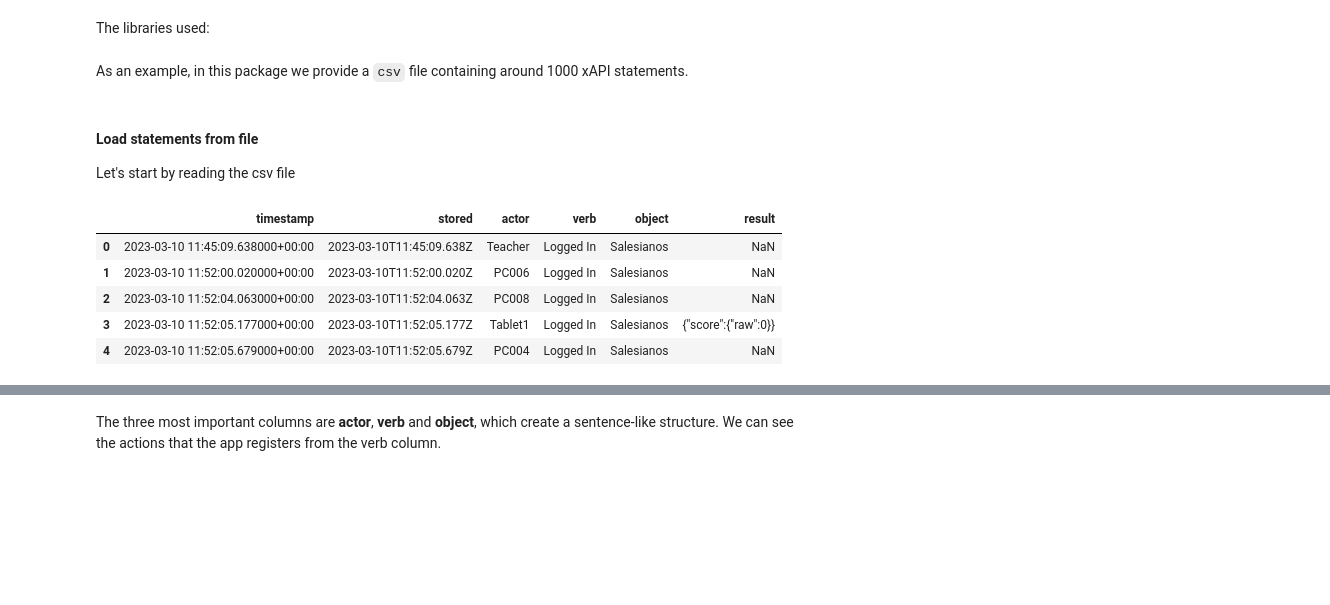
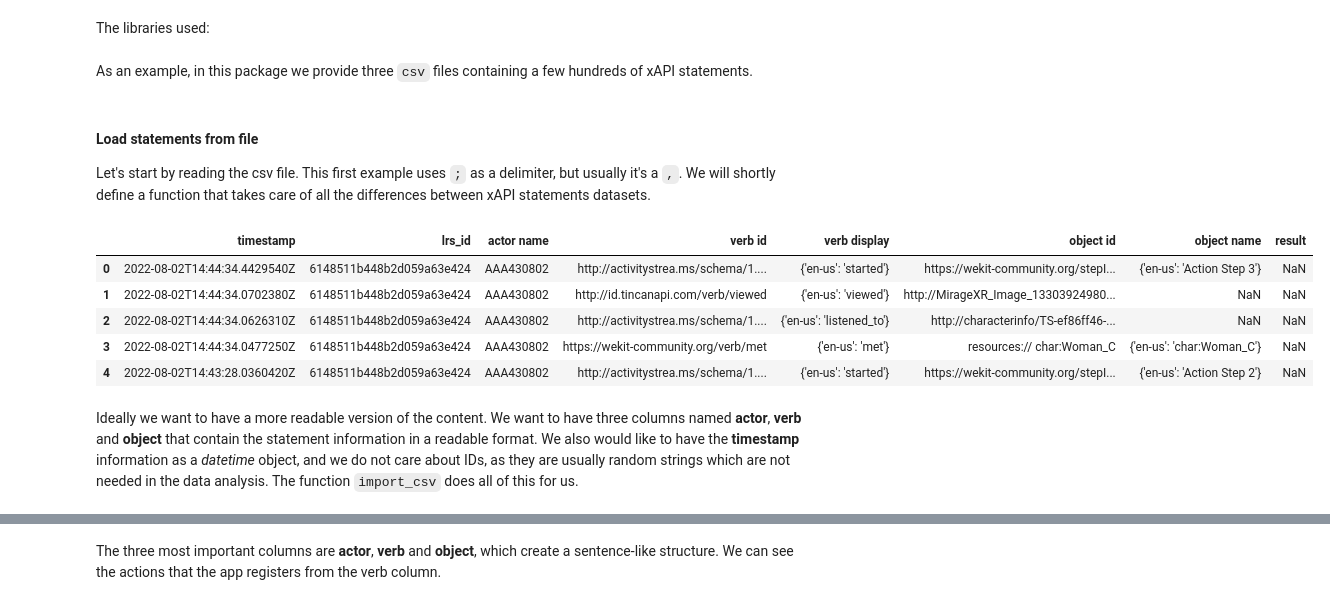
Before and after one commit to Stocastico/xapi_analysis, a Jupyter notebook: nbs/01_input_csv.ipynb, the cells around one changed output, grey strips where cells are left out. Cells and saved outputs as stored; diff of their text form; code cells hidden in the pictures; blank space fills up the shorter version.

Commit message:
Working with all datasets. Bump version

````diff
--- a/nbs/01_input_csv.ipynb
+++ b/nbs/01_input_csv.ipynb
@@ -21,18 +23,25 @@ from typing import Set, List
 from fastcore.test import *
 # %% [markdown]
-As an example, in this package we provide a ```csv``` file containing around 1000 xAPI statements.
+As an example, in this package we provide three ```csv``` files containing a few hundreds of xAPI statements.
 # %%
-csv_file = '../example_statements.csv'
+csv_files = ['../example_statements_1.csv', '../example_statements_2.csv', '../example_statements_3.csv',
+            '../example_statements_4.csv']
 # %% [markdown]
 #### Load statements from file
-Let's start by reading the csv file
+Let's start by reading the csv file. This first example uses ```;``` as a delimiter, but usually it's a ```,```. We will shortly define a function that takes care of all the differences between xAPI statements datasets.
 # %%
-statements = pd.read_csv(csv_file, index_col=0, delimiter=',').reset_index(drop=True)
+if Path(csv_files[0]).exists():
+    statements = pd.read_csv(csv_files[0], index_col=None, delimiter=';').reset_index(drop=True)
+else:
+    print("The specified file does not exist. Creating an empty DataFrame...")
+    statements = pd.DataFrame()
 statements.head()
 # %% [output]
-|  | timestamp | stored | actor | verb | object | result |
-| 0 | 2023-03-10 11:45:09.638000+00:00 | 2023-03-10T11:45:09.638Z | Teacher | Logged In | Salesianos | NaN |
-| 1 | 2023-03-10 11:52:00.020000+00:00 | 2023-03-10T11:52:00.020Z | PC006 | Logged In | Salesianos | NaN |
-| 2 | 2023-03-10 11:52:04.063000+00:00 | 2023-03-10T11:52:04.063Z | PC008 | Logged In | Salesianos | NaN |
-| 3 | 2023-03-10 11:52:05.177000+00:00 | 2023-03-10T11:52:05.177Z | Tablet1 | Logged In | Salesianos | {"score":{"raw":0}} |
-| 4 | 2023-03-10 11:52:05.679000+00:00 | 2023-03-10T11:52:05.679Z | PC004 | Logged In | Salesianos | NaN |
+|  | timestamp | lrs_id | actor name | verb id | verb display | object id | object name | result |
+| 0 | 2022-08-02T14:44:34.4429540Z | 6148511b448b2d059a63e424 | AAA430802 | http://activitystrea.ms/schema/1.... | {'en-us': 'started'} | https://wekit-community.org/stepI... | {'en-us': 'Action Step 3'} | NaN |
+| 1 | 2022-08-02T14:44:34.0702380Z | 6148511b448b2d059a63e424 | AAA430802 | http://id.tincanapi.com/verb/viewed | {'en-us': 'viewed'} | http://MirageXR_Image_13303924980... | NaN | NaN |
+| 2 | 2022-08-02T14:44:34.0626310Z | 6148511b448b2d059a63e424 | AAA430802 | http://activitystrea.ms/schema/1.... | {'en-us': 'listened_to'} | http://characterinfo/TS-ef86ff46-... | NaN | NaN |
+| 3 | 2022-08-02T14:44:34.0477250Z | 6148511b448b2d059a63e424 | AAA430802 | https://wekit-community.org/verb/met | {'en-us': 'met'} | resources:// char:Woman_C | {'en-us': 'char:Woman_C'} | NaN |
+| 4 | 2022-08-02T14:43:28.0360420Z | 6148511b448b2d059a63e424 | AAA430802 | http://activitystrea.ms/schema/1.... | {'en-us': 'started'} | https://wekit-community.org/stepI... | {'en-us': 'Action Step 2'} | NaN |
+# %% [markdown]
+Ideally we want to have a more readable version of the content. We want to have three columns named **actor**, **verb** and **object** that contain the statement information in a readable format. We also would like to have the **timestamp** information as a *datetime* object, and we do not care about IDs, as they are usually random strings which are not needed in the data analysis. The function `import_csv` does all of this for us.
````
Also changed, not shown: parts of 11 cells of this notebook, 12 other files.
